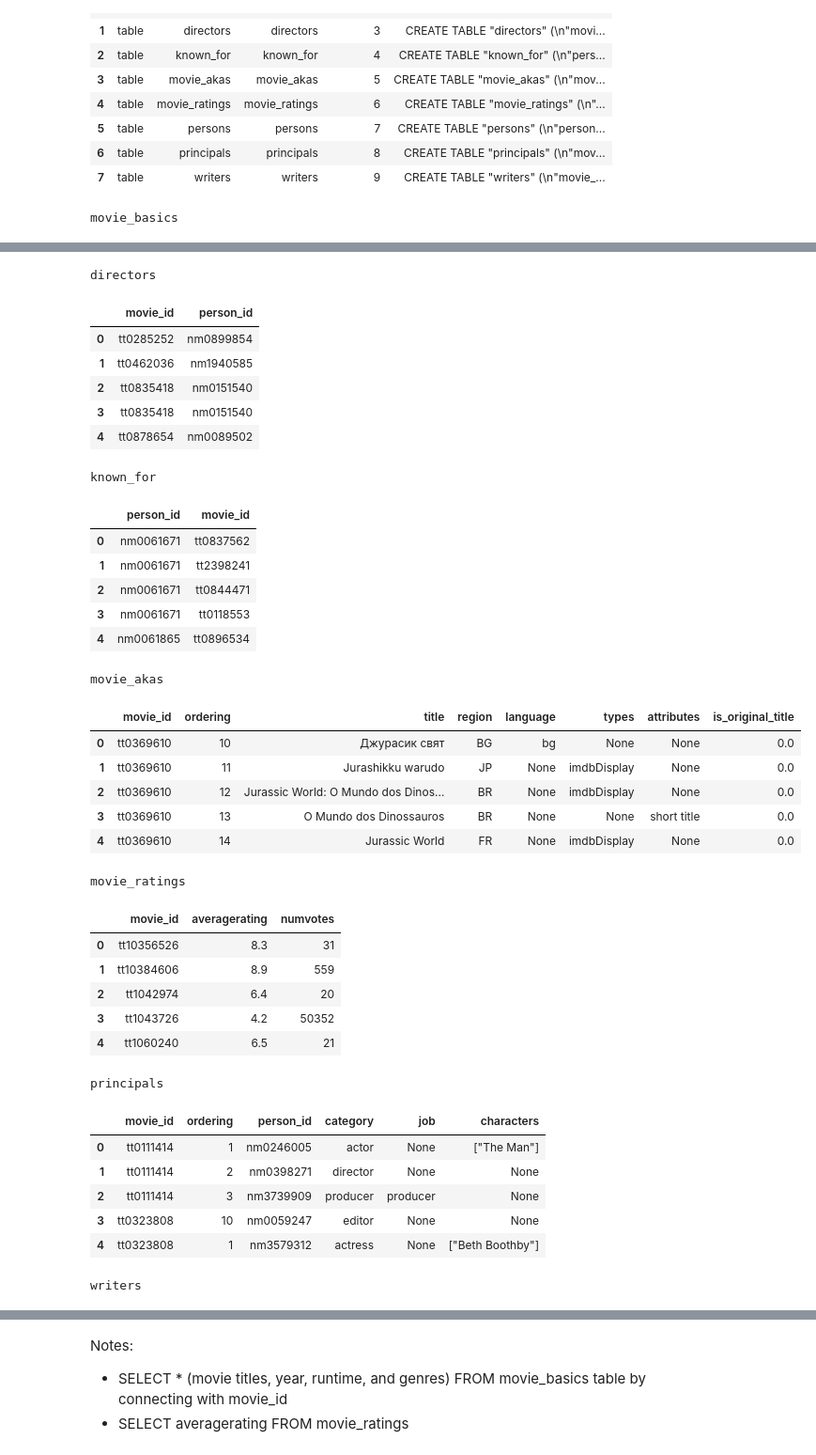
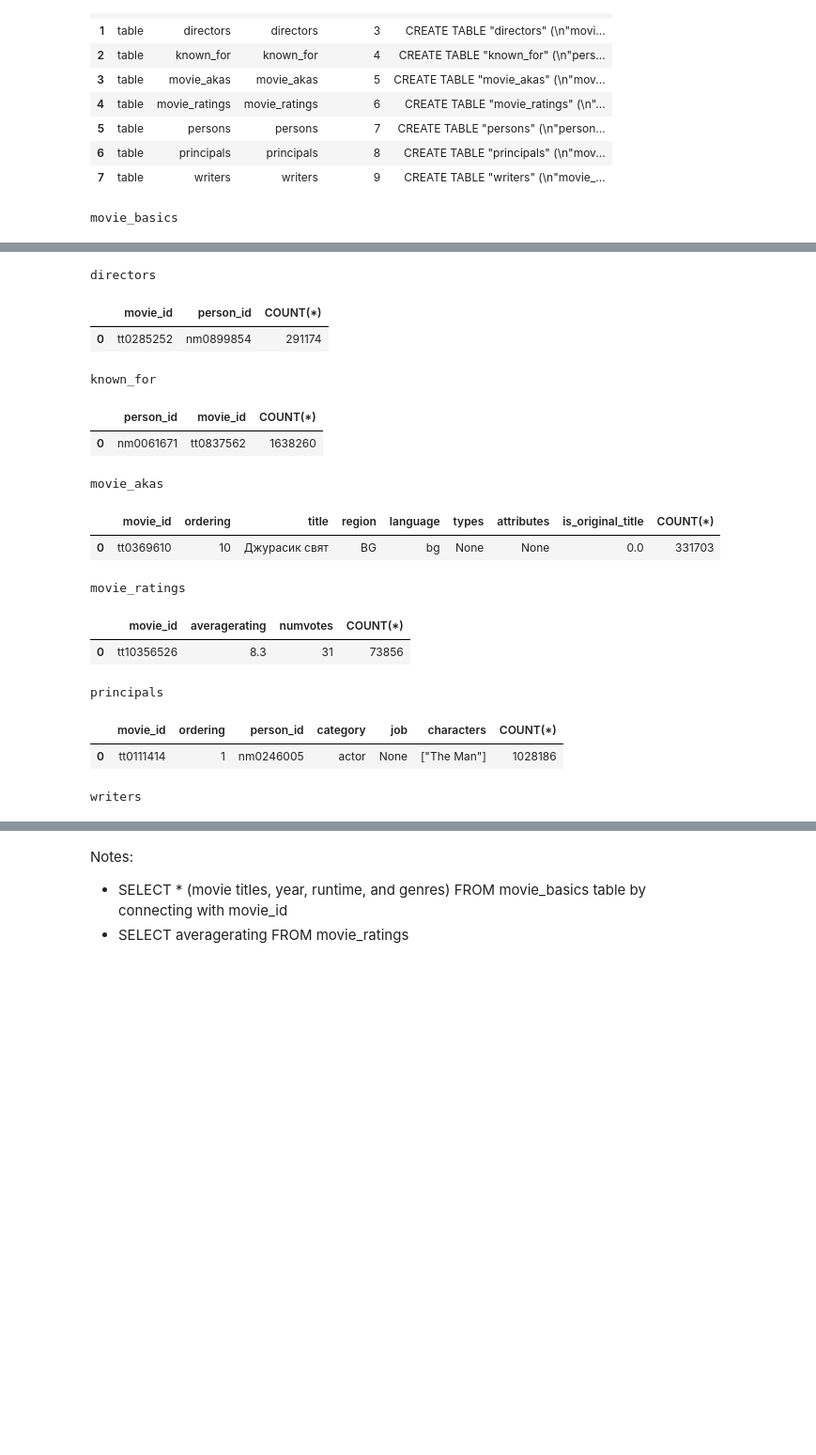
Before and after one commit to elijahlopez94/box_office_statistical_analysis, a Jupyter notebook: box_office_statistical_analysis.ipynb, the cells around one changed output, grey strips where cells are left out. Shown at 94% size. Saved outputs shown, nothing was run; the diff lists cells and outputs as text; code cells hidden in the pictures; blank space fills up the shorter version.

```diff
--- a/box_office_statistical_analysis.ipynb
+++ b/box_office_statistical_analysis.ipynb
@@ -33,49 +33,49 @@ master_table
 # Explore each table's contents
 print("movie_basics")
 display(pd.read_sql("""
-SELECT *
+SELECT *, COUNT(*)
 FROM movie_basics
 LIMIT 5
 """, conn))
 
 print("directors")
 display(pd.read_sql("""
-SELECT *
+SELECT *, COUNT(*)
 FROM directors
 LIMIT 5
 """, conn))
 
 print("known_for")
 display(pd.read_sql("""
-SELECT *
+SELECT *, COUNT(*)
 FROM known_for
 LIMIT 5
 """, conn))
 
 print("movie_akas")
 display(pd.read_sql("""
-SELECT *
+SELECT *, COUNT(*)
 FROM movie_akas
 LIMIT 5
 """, conn))
 
 print("movie_ratings")
 display(pd.read_sql("""
-SELECT *
+SELECT *, COUNT(*)
 FROM movie_ratings
 LIMIT 5
 """, conn))
 
 print("principals")
 display(pd.read_sql("""
-SELECT *
+SELECT *, COUNT(*)
 FROM principals
 LIMIT 5
 """, conn))
 
 print("writers")
 display(pd.read_sql("""
-SELECT *
+SELECT *, COUNT(*)
 FROM writers
 LIMIT 5
 """, conn))
@@ -90,36 +86,16 @@ movie_basics
 directors
-|  | movie_id | person_id |
-| 0 | tt0285252 | nm0899854 |
-| 1 | tt0462036 | nm1940585 |
-| 2 | tt0835418 | nm0151540 |
-| 3 | tt0835418 | nm0151540 |
-| 4 | tt0878654 | nm0089502 |
+|  | movie_id | person_id | COUNT(*) |
+| 0 | tt0285252 | nm0899854 | 291174 |
 known_for
-|  | person_id | movie_id |
-| 0 | nm0061671 | tt0837562 |
-| 1 | nm0061671 | tt2398241 |
-| 2 | nm0061671 | tt0844471 |
-| 3 | nm0061671 | tt0118553 |
-| 4 | nm0061865 | tt0896534 |
+|  | person_id | movie_id | COUNT(*) |
+| 0 | nm0061671 | tt0837562 | 1638260 |
 movie_akas
-|  | movie_id | ordering | title | region | language | types | attributes | is_original_title |
-| 0 | tt0369610 | 10 | Джурасик свят | BG | bg | None | None | 0.0 |
-| 1 | tt0369610 | 11 | Jurashikku warudo | JP | None | imdbDisplay | None | 0.0 |
-| 2 | tt0369610 | 12 | Jurassic World: O Mundo dos Dinos... | BR | None | imdbDisplay | None | 0.0 |
-| 3 | tt0369610 | 13 | O Mundo dos Dinossauros | BR | None | None | short title | 0.0 |
-| 4 | tt0369610 | 14 | Jurassic World | FR | None | imdbDisplay | None | 0.0 |
+|  | movie_id | ordering | title | region | language | types | attributes | is_original_title | COUNT(*) |
+| 0 | tt0369610 | 10 | Джурасик свят | BG | bg | None | None | 0.0 | 331703 |
 movie_ratings
-|  | movie_id | averagerating | numvotes |
-| 0 | tt10356526 | 8.3 | 31 |
-| 1 | tt10384606 | 8.9 | 559 |
-| 2 | tt1042974 | 6.4 | 20 |
-| 3 | tt1043726 | 4.2 | 50352 |
-| 4 | tt1060240 | 6.5 | 21 |
+|  | movie_id | averagerating | numvotes | COUNT(*) |
+| 0 | tt10356526 | 8.3 | 31 | 73856 |
 principals
-|  | movie_id | ordering | person_id | category | job | characters |
-| 0 | tt0111414 | 1 | nm0246005 | actor | None | ["The Man"] |
-| 1 | tt0111414 | 2 | nm0398271 | director | None | None |
-| 2 | tt0111414 | 3 | nm3739909 | producer | producer | None |
-| 3 | tt0323808 | 10 | nm0059247 | editor | None | None |
-| 4 | tt0323808 | 1 | nm3579312 | actress | None | ["Beth Boothby"] |
+|  | movie_id | ordering | person_id | category | job | characters | COUNT(*) |
+| 0 | tt0111414 | 1 | nm0246005 | actor | None | ["The Man"] | 1028186 |
 writers
```
Also changed, not shown: parts of 20 cells of this notebook.
